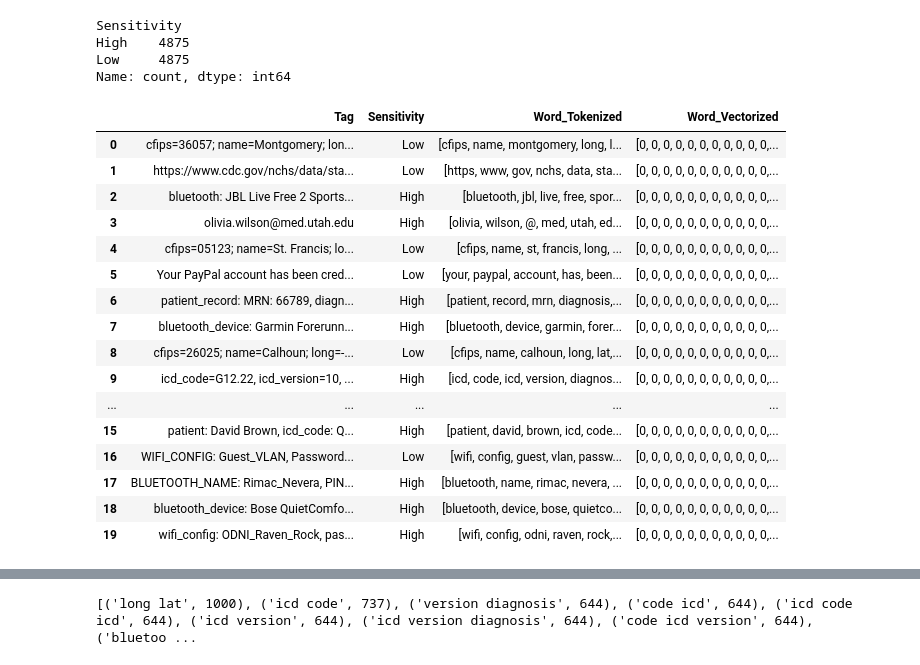
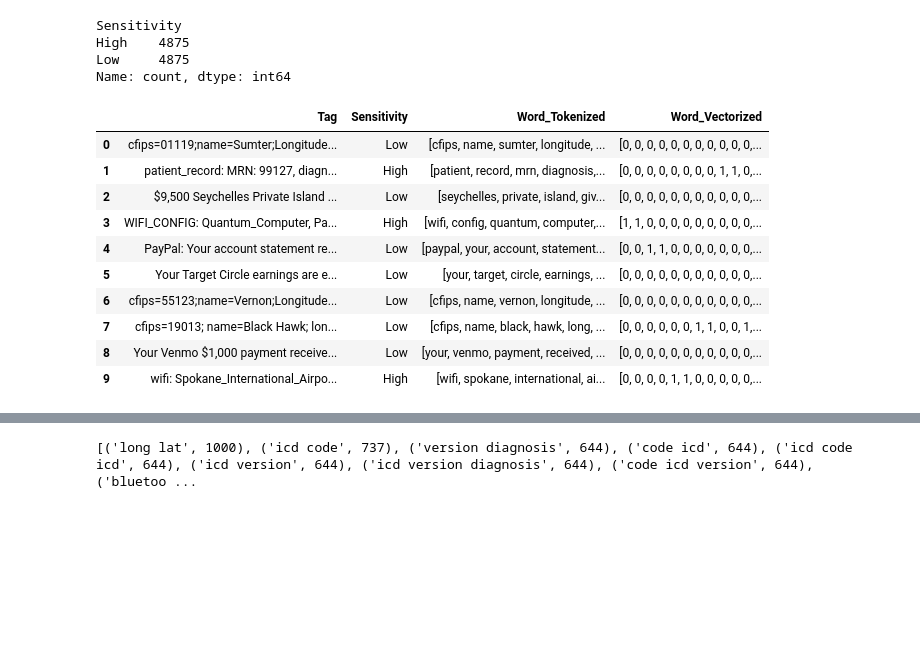
Before and after one commit to woshkrylle/NFCDataAPI, a Jupyter notebook: ModelTraining-1.ipynb, the cells around one changed output, grey strips where cells are left out. Saved outputs shown, nothing was run; the diff lists cells and outputs as text; code cells hidden in the pictures; blank space fills up the shorter version.

Commit message:
updated to include sample word transformation

```diff
--- a/ModelTraining-1.ipynb
+++ b/ModelTraining-1.ipynb
@@ -205,54 +206,59 @@ import numpy as np
 import pandas as pd
 import re
 
-sample_df = df[['Tag', 'Sensitivity']].sample(20, random_state=1).reset_index(drop=True)
-
+sample_df = df[['Tag', 'Sensitivity']].sample(10, random_state=42).reset_index(drop=True)
 
 def whitespace_at_tokenizer(text):
     text = text.lower()
     tokens = re.split(r'(\@)', text)
     result = []
     for part in tokens:
         if part == '@':
             result.append(part)
         else:
             result += part.split()
     return [t for t in result if t.strip()]
 
 def show_word_tokens(text):
     tokens = whitespace_at_tokenizer(text)
     result = []
     # unigrams
     result += tokens
     # bigrams
     result += [f'{tokens[i]} {tokens[i+1]}' for i in range(len(tokens) - 1)]
     return result
 
+sample_vectorizer = CountVectorizer(
+    analyzer='word',
+    token_pattern=r"(?u)\b\w{2,}\b|@",
+    ngram_range=(2, 3),
+    max_features=5000,
+    min_df=1,
+    preprocessor=preprocess_text,
+    stop_words='english'
+)
+
 sample_df['Tag_Preprocessed'] = sample_df['Tag'].apply(preprocess_text)
+
+sample_vectorizer.fit(sample_df['Tag'])
 
 sample_df['Word_Tokenized'] = sample_df['Tag_Preprocessed'].apply(show_word_tokens)
 
-sample_df['Word_Vectorized'] = sample_df['Tag_Preprocessed'].apply(
-    lambda x: count_vectorizer.transform([x]).toarray()[0]
+sample_df['Word_Vectorized'] = sample_df['Tag'].apply(
+    lambda x: sample_vectorizer.transform([x]).toarray()[0]
 )
 
 pd.set_option('display.max_colwidth', None)
 sample_df[['Tag', 'Sensitivity', 'Word_Tokenized', 'Word_Vectorized']]
 # %% [output]
 |  | Tag | Sensitivity | Word_Tokenized | Word_Vectorized |
-| 0 | cfips=36057; name=Montgomery; lon... | Low | [cfips, name, montgomery, long, l... | [0, 0, 0, 0, 0, 0, 0, 0, 0, 0, 0,... |
-| 1 | https://www.cdc.gov/nchs/data/sta... | Low | [https, www, gov, nchs, data, sta... | [0, 0, 0, 0, 0, 0, 0, 0, 0, 0, 0,... |
-| 2 | bluetooth: JBL Live Free 2 Sports... | High | [bluetooth, jbl, live, free, spor... | [0, 0, 0, 0, 0, 0, 0, 0, 0, 0, 0,... |
-| 3 | olivia.wilson@med.utah.edu | High | [olivia, wilson, @, med, utah, ed... | [0, 0, 0, 0, 0, 0, 0, 0, 0, 0, 0,... |
-| 4 | cfips=05123; name=St. Francis; lo... | Low | [cfips, name, st, francis, long, ... | [0, 0, 0, 0, 0, 0, 0, 0, 0, 0, 0,... |
-| 5 | Your PayPal account has been cred... | Low | [your, paypal, account, has, been... | [0, 0, 0, 0, 0, 0, 0, 0, 0, 0, 0,... |
-| 6 | patient_record: MRN: 66789, diagn... | High | [patient, record, mrn, diagnosis,... | [0, 0, 0, 0, 0, 0, 0, 0, 0, 0, 0,... |
-| 7 | bluetooth_device: Garmin Forerunn... | High | [bluetooth, device, garmin, forer... | [0, 0, 0, 0, 0, 0, 0, 0, 0, 0, 0,... |
-| 8 | cfips=26025; name=Calhoun; long=-... | Low | [cfips, name, calhoun, long, lat,... | [0, 0, 0, 0, 0, 0, 0, 0, 0, 0, 0,... |
-| 9 | icd_code=G12.22, icd_version=10, ... | High | [icd, code, icd, version, diagnos... | [0, 0, 0, 0, 0, 0, 0, 0, 0, 0, 0,... |
-| ... | ... | ... | ... | ... |
-| 15 | patient: David Brown, icd_code: Q... | High | [patient, david, brown, icd, code... | [0, 0, 0, 0, 0, 0, 0, 0, 0, 0, 0,... |
-| 16 | WIFI_CONFIG: Guest_VLAN, Password... | Low | [wifi, config, guest, vlan, passw... | [0, 0, 0, 0, 0, 0, 0, 0, 0, 0, 0,... |
-| 17 | BLUETOOTH_NAME: Rimac_Nevera, PIN... | High | [bluetooth, name, rimac, nevera, ... | [0, 0, 0, 0, 0, 0, 0, 0, 0, 0, 0,... |
-| 18 | bluetooth_device: Bose QuietComfo... | High | [bluetooth, device, bose, quietco... | [0, 0, 0, 0, 0, 0, 0, 0, 0, 0, 0,... |
-| 19 | wifi_config: ODNI_Raven_Rock, pas... | High | [wifi, config, odni, raven, rock,... | [0, 0, 0, 0, 0, 0, 0, 0, 0, 0, 0,... |
+| 0 | cfips=01119;name=Sumter;Longitude... | Low | [cfips, name, sumter, longitude, ... | [0, 0, 0, 0, 0, 0, 0, 0, 0, 0, 0,... |
+| 1 | patient_record: MRN: 99127, diagn... | High | [patient, record, mrn, diagnosis,... | [0, 0, 0, 0, 0, 0, 0, 0, 1, 1, 0,... |
+| 2 | $9,500 Seychelles Private Island ... | Low | [seychelles, private, island, giv... | [0, 0, 0, 0, 0, 0, 0, 0, 0, 0, 0,... |
+| 3 | WIFI_CONFIG: Quantum_Computer, Pa... | High | [wifi, config, quantum, computer,... | [1, 1, 0, 0, 0, 0, 0, 0, 0, 0, 0,... |
+| 4 | PayPal: Your account statement re... | Low | [paypal, your, account, statement... | [0, 0, 1, 1, 0, 0, 0, 0, 0, 0, 0,... |
+| 5 | Your Target Circle earnings are e... | Low | [your, target, circle, earnings, ... | [0, 0, 0, 0, 0, 0, 0, 0, 0, 0, 0,... |
+| 6 | cfips=55123;name=Vernon;Longitude... | Low | [cfips, name, vernon, longitude, ... | [0, 0, 0, 0, 0, 0, 0, 0, 0, 0, 0,... |
+| 7 | cfips=19013; name=Black Hawk; lon... | Low | [cfips, name, black, hawk, long, ... | [0, 0, 0, 0, 0, 0, 1, 1, 0, 0, 1,... |
+| 8 | Your Venmo $1,000 payment receive... | Low | [your, venmo, payment, received, ... | [0, 0, 0, 0, 0, 0, 0, 0, 0, 0, 0,... |
+| 9 | wifi: Spokane_International_Airpo... | High | [wifi, spokane, international, ai... | [0, 0, 0, 0, 1, 1, 0, 0, 0, 0, 0,... |
```
Also changed, not shown: parts of 9 cells of this notebook, 4 other files.
